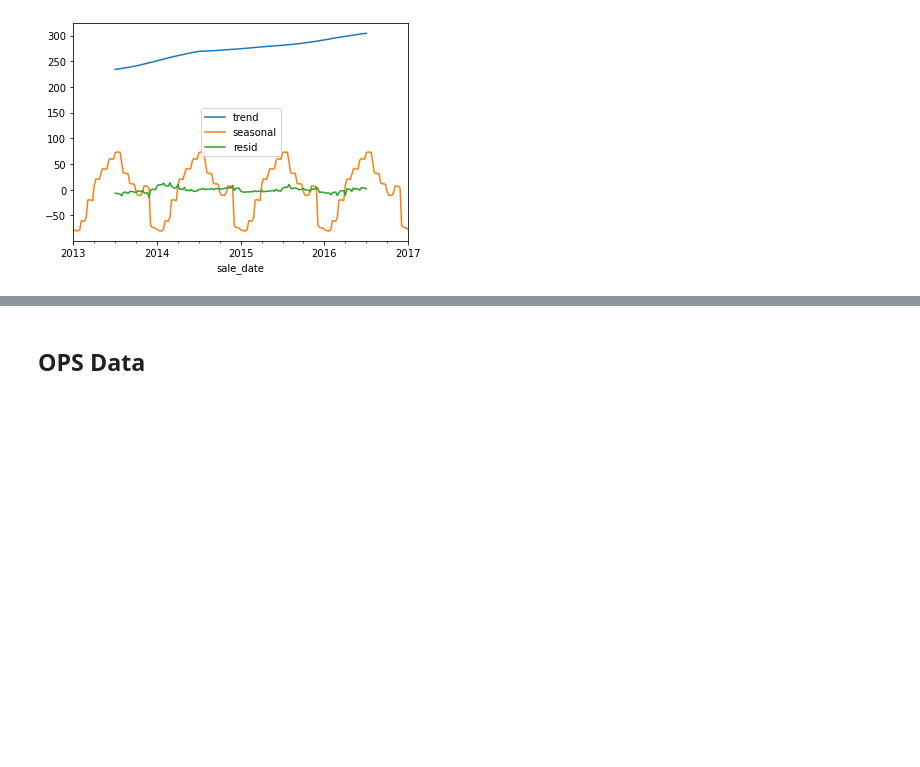
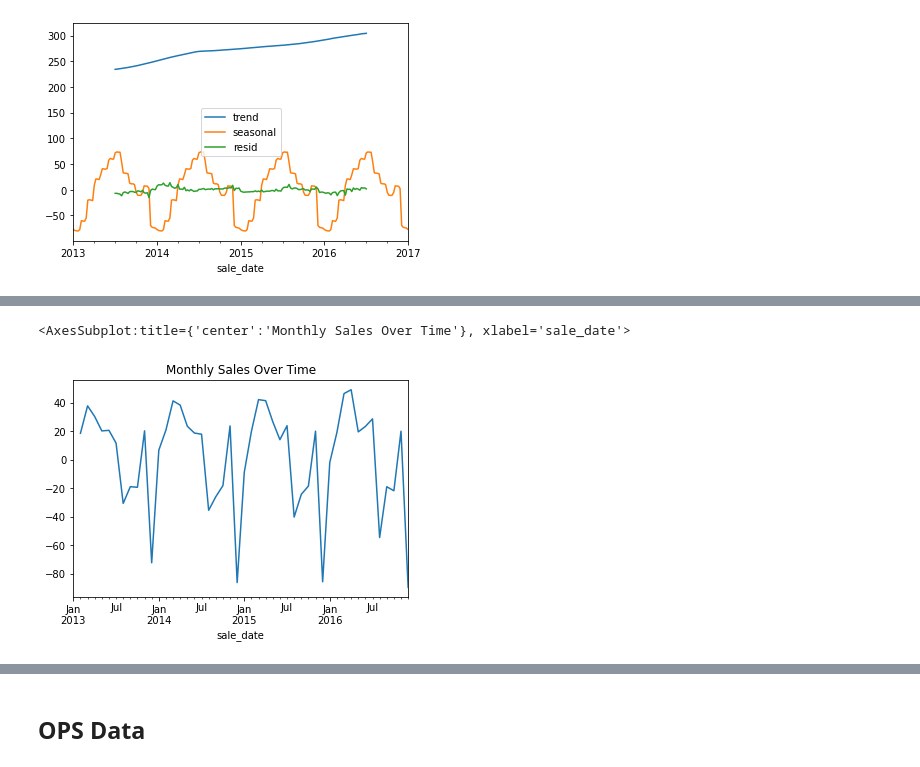
Before and after one commit to paigerackley/time-series-exercises, a Jupyter notebook: explore.ipynb, the cells around one changed output, grey strips where cells are left out. Drawn from its saved outputs; the diff is of its cells as text; code cells hidden in the pictures; blank space fills up the shorter version.

```diff
--- a/explore.ipynb
+++ b/explore.ipynb
@@ -262,0 +293,6 @@ decomposition.iloc[:, 1:].plot()
+# %%
+#monthly
+y.resample('M').mean().diff().plot(title='Monthly Sales Over Time')
+# %% [output]
+<AxesSubplot:title={'center':'Monthly Sales Over Time'}, xlabel='sale_date'>
+[figure, added]
```
Also changed, not shown: parts of 42 cells of this notebook.
